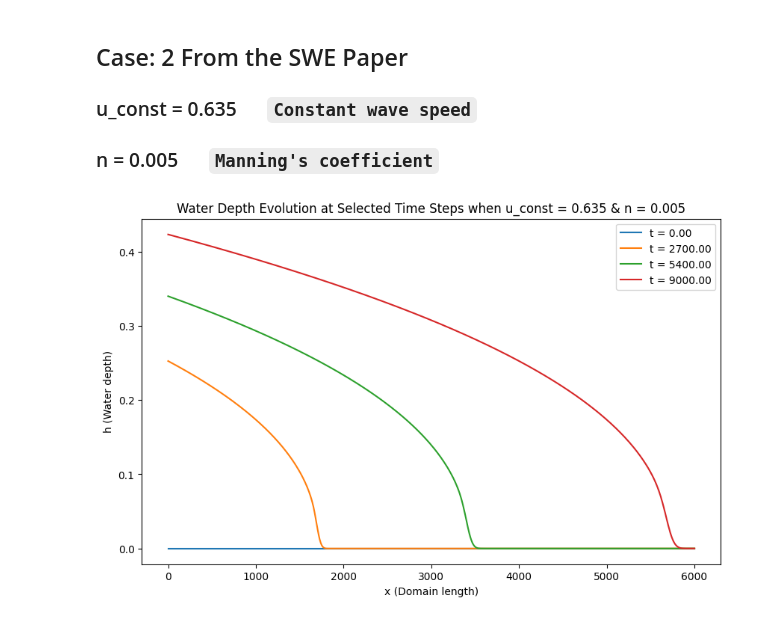
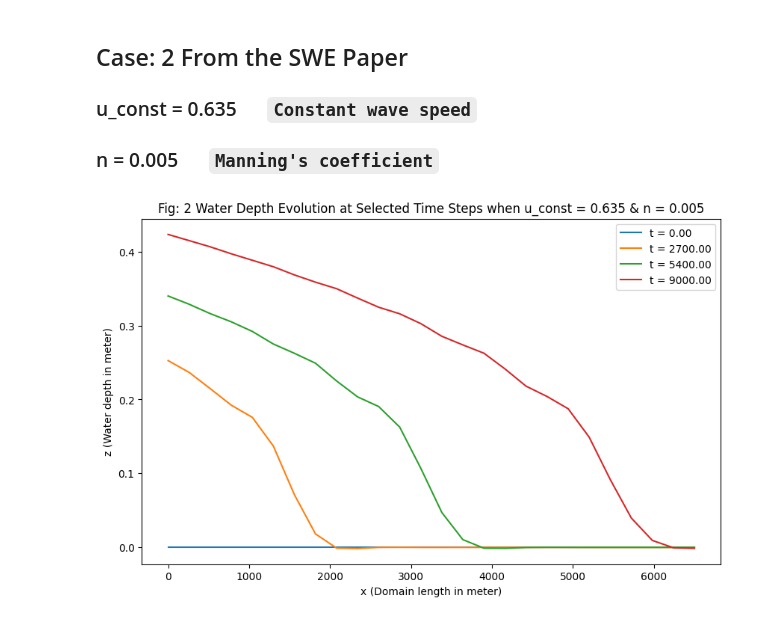
Before and after one commit to partha-sakha-paul/FEniCS_Landlab, a Jupyter notebook: SWE_1D_FEniCS_with_LinearSolver.ipynb, the cells around one changed output. Drawn from its saved outputs; the diff is of its cells as text; code cells hidden in the pictures.

```diff
--- a/SWE_1D_FEniCS_with_LinearSolver.ipynb
+++ b/SWE_1D_FEniCS_with_LinearSolver.ipynb
@@ -16,8 +16,8 @@ from dolfinx.fem.petsc import LinearProblem
 
 # Define parameters
 Lx = 4000.0           # Domain length
-nx = 500            # Number of elements
-dt = 1           # Time step
+nx = 25            # Number of elements
+dt = 7.2           # Time step
 T = 9000.0
 num_steps = int(T / dt)     # Number of time steps
 u_const = 0.4       # Constant wave speed
@@ -33,7 +33,7 @@ h_prev = fem.Function(V)      # Previous time step for h
 
 # Set initial condition (dry bed, so h = 0 initially)
 h.interpolate(lambda x: np.zeros_like(x[0]))
-# print(h.x.array)  # [0 0 0 ... 0]
+print(h.x.array.shape)  # [0 0 0 ... 0]
 # print(x)   # [   0.  200.  400.  600.  800. 1000. 1200. 1400. 1600. 1800. 2000. 2200.
             # 2400. 2600. 2800. 3000. 3200. 3400. 3600. 3800. 4000. 4200. 4400. 4600.
             # 4800. 5000.]
@@ -87,9 +87,9 @@ for step in range(num_steps+1):
         ax.plot(x, h_values, label=f"t = {t:.2f}")
 
 # Add labels and legend
-ax.set_xlabel("x (Domain length)")
-ax.set_ylabel("h (Water depth)")
-ax.set_title("Water Depth Evolution at Selected Time Steps when u_const = 0.4 & n = 0.01")
+ax.set_xlabel("x (Domain length in meter)")
+ax.set_ylabel("z (Water depth in meter)")
+ax.set_title("Fig: 1 Water Depth Evolution at Selected Time Steps when u_const = 0.4 & n = 0.01")
 ax.legend()
 plt.show()
 # %% [output]
@@ -109,9 +110,9 @@ from ufl import TrialFunction, TestFunction, dx, grad
 from dolfinx.fem.petsc import LinearProblem
 
 # Define parameters
-Lx = 6000.0           # Domain length
-nx = 500            # Number of elements
-dt = 1           # Time step
+Lx = 6500.0           # Domain length
+nx = 25            # Number of elements
+dt = 7.2           # Time step
 T = 9000.0
 num_steps = int(T / dt)     # Number of time steps
 u_const = 0.635       # Constant wave speed
@@ -151,34 +152,34 @@ def upstream_bc(t):
 problem = LinearProblem(a, L, u=h, bcs=boundary_conditions)
 
 # Time-stepping loop with plotting
 # plot_steps = [0, num_steps // 4, num_steps // 2, 3 * num_steps // 4, num_steps]  # Steps to plot
 plot_steps = [0, num_steps // (10/3) + 1, num_steps // (10/6) + 1, num_steps]  # Steps to plot
 fig, ax = plt.subplots(figsize=(10, 6))
 
 for step in range(num_steps+1):
     t = step * dt
 
     # Update boundary condition at x = 0
     h_bc.value = upstream_bc(t)
 
     # Solve the variational form
     h.x.array[:] = problem.solve().x.array[:]
 
     # Update previous solution
     h_prev.x.array[:] = h.x.array[:]
 
     # Plot h at selected steps
     if step in plot_steps:
         x = domain.geometry.x[:, 0]  # Extract x-coordinates from mesh
         # print(x)
         h_values = h.x.array
         ax.plot(x, h_values, label=f"t = {t:.2f}")
 
 # Add labels and legend
-ax.set_xlabel("x (Domain length)")
-ax.set_ylabel("h (Water depth)")
-ax.set_title("Water Depth Evolution at Selected Time Steps when u_const = 0.635 & n = 0.005")
+ax.set_xlabel("x (Domain length in meter)")
+ax.set_ylabel("z (Water depth in meter)")
+ax.set_title("Fig: 2 Water Depth Evolution at Selected Time Steps when u_const = 0.635 & n = 0.005")
 ax.legend()
 plt.show()
 # %% [output]
-[figure, old version]
+[figure, new version]
```
Also changed, not shown: parts of 1 cell of this notebook, 1 other file.
